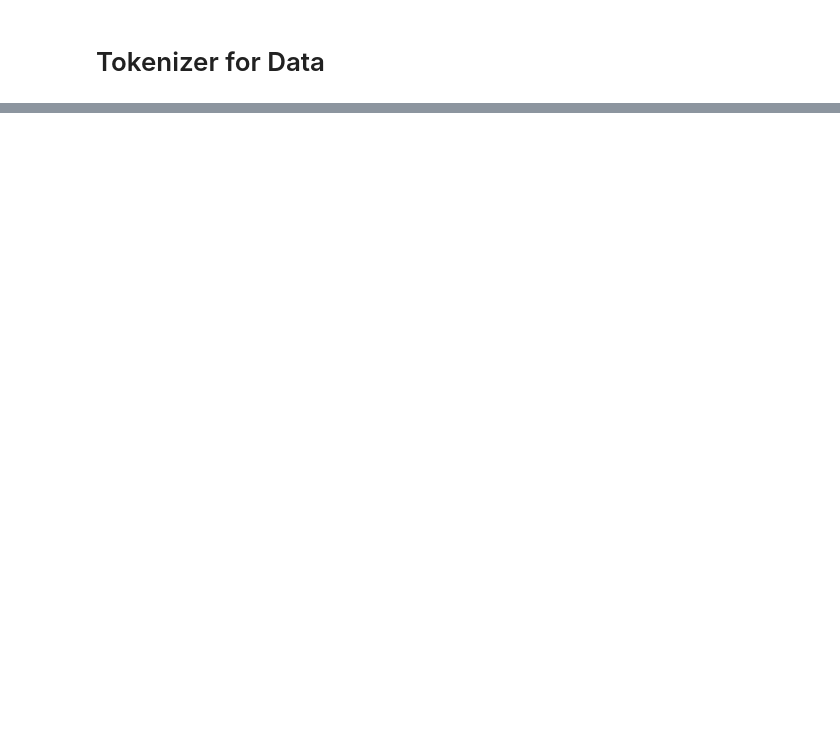
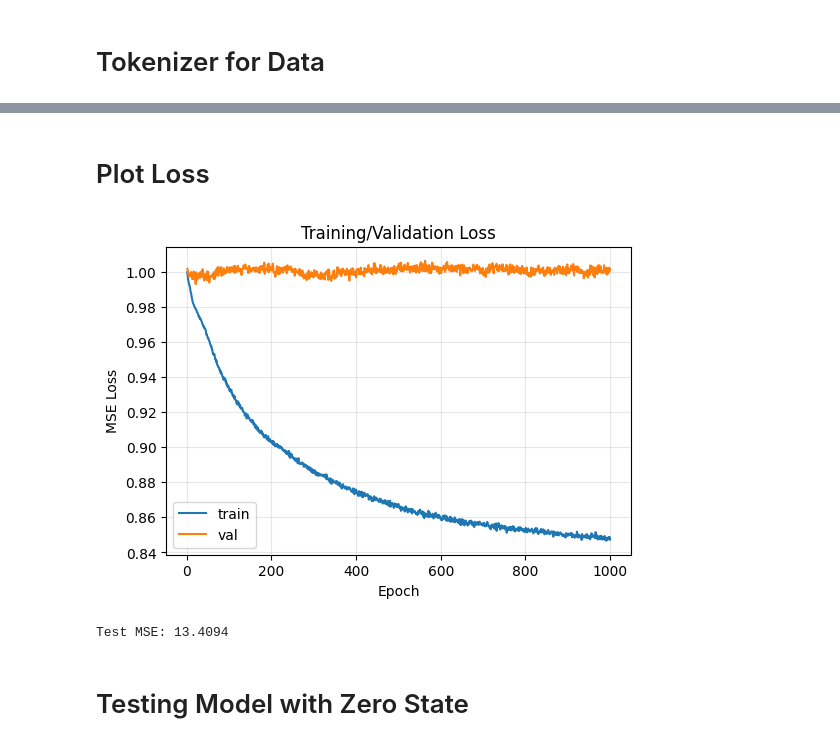
Before and after one commit to ashutiw2k/pqc-qec, a Jupyter notebook: testnotebooks/transformers/TestSimpleTransformer.ipynb, the cells around one changed output, grey strips where cells are left out. Drawn from its saved outputs; the diff is of its cells as text; code cells hidden in the pictures; blank space fills up the shorter version.

```diff
--- a/testnotebooks/transformers/TestSimpleTransformer.ipynb
+++ b/testnotebooks/transformers/TestSimpleTransformer.ipynb
@@ -394,0 +161,2 @@ tokenizer.encode(good_data[0][0])
+# %%
+qc_dataset = SimpleCircuitDataset(token_data_list)
@@ -394,0 +268,8 @@ tokenizer.encode(good_data[0][0])
+# %%
+NUM_QUBITS = 3
+NUM_GATES = 2 * 10
+GATE_BLOCKS = 5
+PQC_GATES = ['rz', 'rx', 'rz']
+OUTPUT_SHAPE = (int(NUM_GATES // GATE_BLOCKS), NUM_QUBITS, len(PQC_GATES))
+# %%
+q_model = TinyQCCircuitModel(num_gates_vocab=len(gate2id), num_qubits=NUM_QUBITS, output_shape=OUTPUT_SHAPE, max_len=NUM_GATES)
@@ -394,0 +278,17 @@ tokenizer.encode(good_data[0][0])
+# %%
+# Basic training setup
+import os
+# Enable CPU fallback for missing MPS ops (safer on macOS)
+os.environ.setdefault('PYTORCH_ENABLE_MPS_FALLBACK', '1')
+device = torch.device('cuda' if torch.cuda.is_available() else ('mps' if torch.backends.mps.is_available() else 'cpu'))
+q_model = q_model.to(device)
+
+criterion = nn.MSELoss()  # regress to PQC params
+optimizer = torch.optim.Adam(q_model.parameters(), lr=1e-3, weight_decay=1e-4)
+max_epochs = 1000  # adjust as needed
+grad_clip = 1.0
+
+def make_pad_mask(batch_gate_ids: torch.Tensor):
+    """Return None to avoid MPS nested-tensor path (sequences equal length).
+    """
+    return None
@@ -394,0 +352,42 @@ tokenizer.encode(good_data[0][0])
+# %% [markdown]
+# Plot Loss
+# %%
+import matplotlib.pyplot as plt
+
+epochs = range(1, len(train_hist) + 1) if 'train_hist' in globals() else []
+plt.figure(figsize=(6,4))
+if epochs:
+    plt.plot(epochs, train_hist, label='train')
+    plt.plot(epochs, val_hist, label='val')
+    plt.xlabel('Epoch')
+    plt.ylabel('MSE Loss')
+    plt.title('Training/Validation Loss')
+    plt.legend()
+    plt.grid(True, alpha=0.3)
+else:
+    print('Run the training cell first to populate train_hist/val_hist.')
+plt.show()
+# %% [output]
+[figure, added]
+# %%
+# Quick test-set evaluation
+q_model.eval()
+with torch.no_grad():
+    test_loss = 0.0
+    n_batches = 0
+    for batch in qc_test_dataloader:
+        gate_ids, qubit_ids, params, fidelity = batch
+        gate_ids = gate_ids.to(device)
+        qubit_ids = qubit_ids.to(device)
+        params = params.to(device).float()
+        pad_mask = make_pad_mask(gate_ids)
+        pred = q_model(gate_ids, qubit_ids, key_padding_mask=pad_mask)
+        loss = criterion(pred, params)
+        test_loss += loss.item()
+        n_batches += 1
+    test_loss /= max(n_batches, 1)
+print(f'Test MSE: {test_loss:.4f}')
+# %% [output]
+Test MSE: 13.4094
+# %% [markdown]
+# Testing Model with Zero State
```
Also changed, not shown: parts of 21 cells of this notebook, 2 other files.
